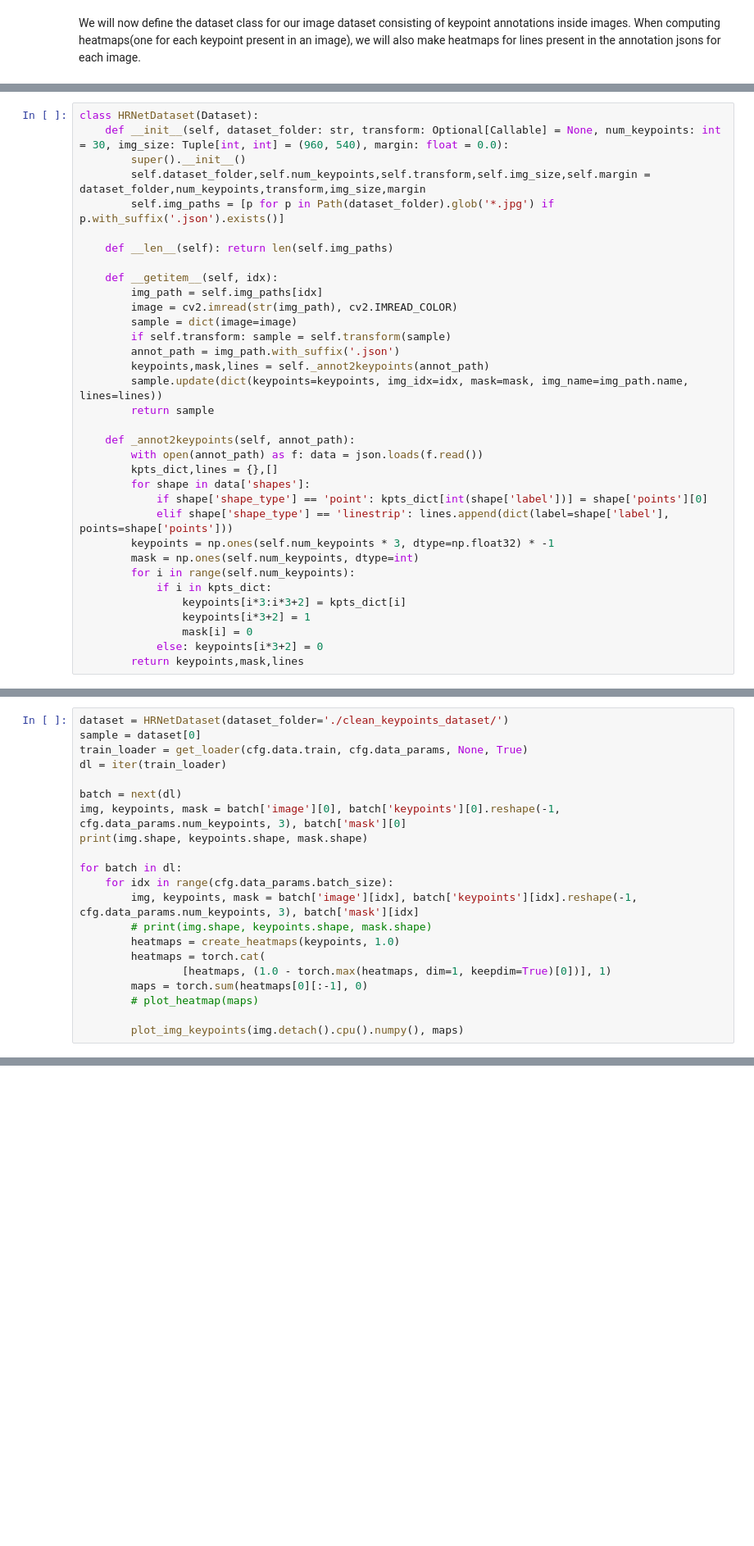
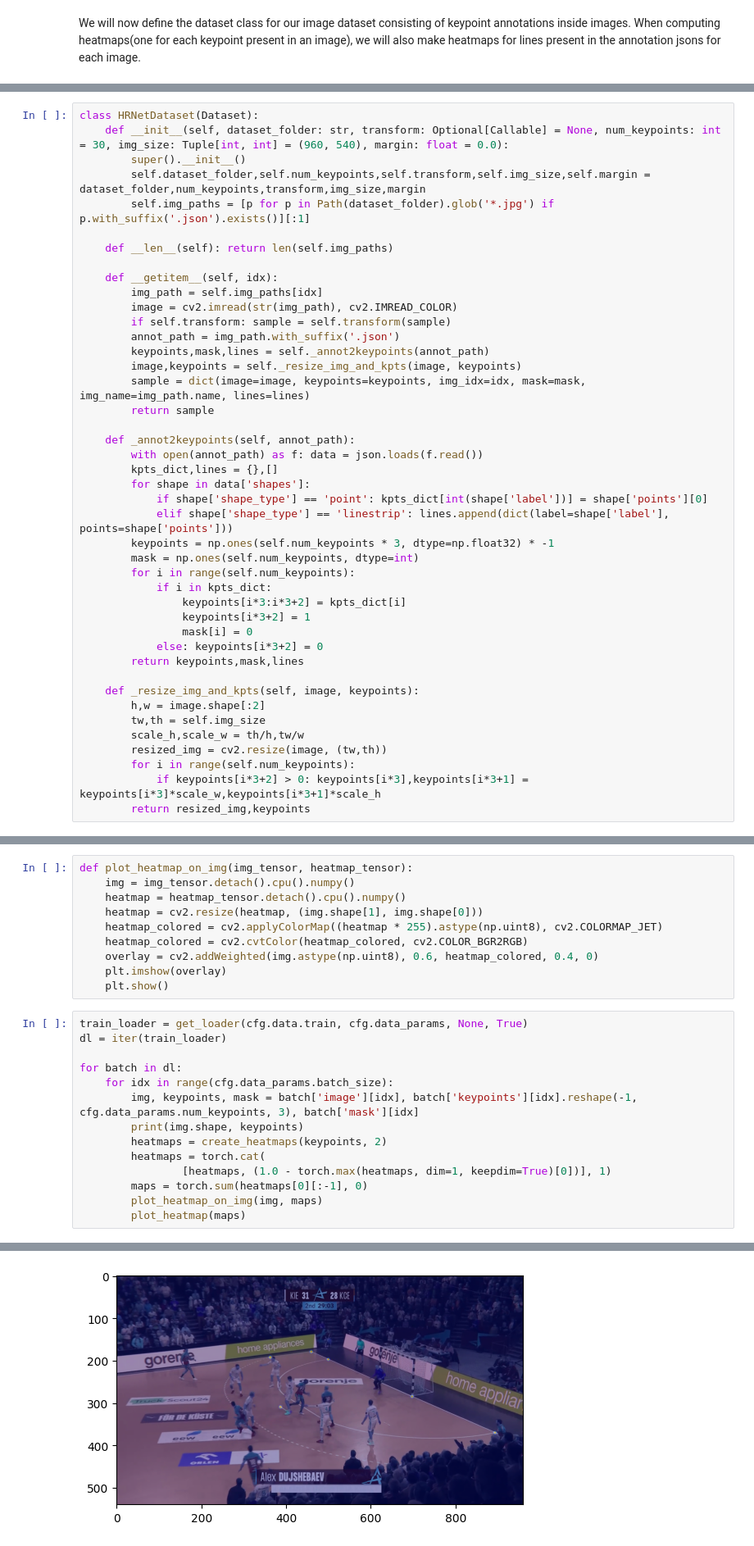
Before and after one commit to gothera/handball_ai, a Jupyter notebook: dataset_class_dup4.ipynb, the cells around one changed output, grey strips where cells are left out. Shown at 82% size. Drawn from its saved outputs; the diff is of its cells as text; blank space fills up the shorter version.

Commit message:
checked dataset annotations

```diff
--- a/dataset_class_dup4.ipynb
+++ b/dataset_class_dup4.ipynb
@@ -19,18 +19,18 @@ class HRNetDataset(Dataset):
     def __init__(self, dataset_folder: str, transform: Optional[Callable] = None, num_keypoints: int = 30, img_size: Tuple[int, int] = (960, 540), margin: float = 0.0):
         super().__init__()
         self.dataset_folder,self.num_keypoints,self.transform,self.img_size,self.margin = dataset_folder,num_keypoints,transform,img_size,margin
-        self.img_paths = [p for p in Path(dataset_folder).glob('*.jpg') if p.with_suffix('.json').exists()]
+        self.img_paths = [p for p in Path(dataset_folder).glob('*.jpg') if p.with_suffix('.json').exists()][:1]
 
     def __len__(self): return len(self.img_paths)
 
     def __getitem__(self, idx):
         img_path = self.img_paths[idx]
         image = cv2.imread(str(img_path), cv2.IMREAD_COLOR)
-        sample = dict(image=image)
         if self.transform: sample = self.transform(sample)
         annot_path = img_path.with_suffix('.json')
         keypoints,mask,lines = self._annot2keypoints(annot_path)
-        sample.update(dict(keypoints=keypoints, img_idx=idx, mask=mask, img_name=img_path.name, lines=lines))
+        image,keypoints = self._resize_img_and_kpts(image, keypoints)
+        sample = dict(image=image, keypoints=keypoints, img_idx=idx, mask=mask, img_name=img_path.name, lines=lines)
         return sample
 
     def _annot2keypoints(self, annot_path):
@@ -48,4 +48,13 @@ class HRNetDataset(Dataset):
                 mask[i] = 0
             else: keypoints[i*3+2] = 0
         return keypoints,mask,lines
+
+    def _resize_img_and_kpts(self, image, keypoints):
+        h,w = image.shape[:2]
+        tw,th = self.img_size
+        scale_h,scale_w = th/h,tw/w
+        resized_img = cv2.resize(image, (tw,th))
+        for i in range(self.num_keypoints):
+            if keypoints[i*3+2] > 0: keypoints[i*3],keypoints[i*3+1] = keypoints[i*3]*scale_w,keypoints[i*3+1]*scale_h
+        return resized_img,keypoints
 # %%
@@ -107,22 +152,25 @@ ImportError: cannot import name 'custom_collate' from 'torch.utils.data' (/usr/l
+# %%
+def plot_heatmap_on_img(img_tensor, heatmap_tensor):
+    img = img_tensor.detach().cpu().numpy()
+    heatmap = heatmap_tensor.detach().cpu().numpy()
+    heatmap = cv2.resize(heatmap, (img.shape[1], img.shape[0]))
+    heatmap_colored = cv2.applyColorMap((heatmap * 255).astype(np.uint8), cv2.COLORMAP_JET)
+    heatmap_colored = cv2.cvtColor(heatmap_colored, cv2.COLOR_BGR2RGB)
+    overlay = cv2.addWeighted(img.astype(np.uint8), 0.6, heatmap_colored, 0.4, 0)
+    plt.imshow(overlay)
+    plt.show()
 # %%
-dataset = HRNetDataset(dataset_folder='./clean_keypoints_dataset/')
-sample = dataset[0]
 train_loader = get_loader(cfg.data.train, cfg.data_params, None, True)
 dl = iter(train_loader)
-
-batch = next(dl)
-img, keypoints, mask = batch['image'][0], batch['keypoints'][0].reshape(-1, cfg.data_params.num_keypoints, 3), batch['mask'][0]
-print(img.shape, keypoints.shape, mask.shape)
 
 for batch in dl:
     for idx in range(cfg.data_params.batch_size):
         img, keypoints, mask = batch['image'][idx], batch['keypoints'][idx].reshape(-1, cfg.data_params.num_keypoints, 3), batch['mask'][idx]
-        # print(img.shape, keypoints.shape, mask.shape)
-        heatmaps = create_heatmaps(keypoints, 1.0)
+        print(img.shape, keypoints)
+        heatmaps = create_heatmaps(keypoints, 2)
         heatmaps = torch.cat(
                 [heatmaps, (1.0 - torch.max(heatmaps, dim=1, keepdim=True)[0])], 1)
         maps = torch.sum(heatmaps[0][:-1], 0)
-        # plot_heatmap(maps)
-
-        plot_img_keypoints(img.detach().cpu().numpy(), maps)
+        plot_heatmap_on_img(img, maps)
+        plot_heatmap(maps)
 # %% [output]
@@ -129,0 +194 @@ NameError: name 'custom_collate' is not defined
+[figure, added]
```
Also changed, not shown: parts of 7 cells of this notebook, 7 other files.
